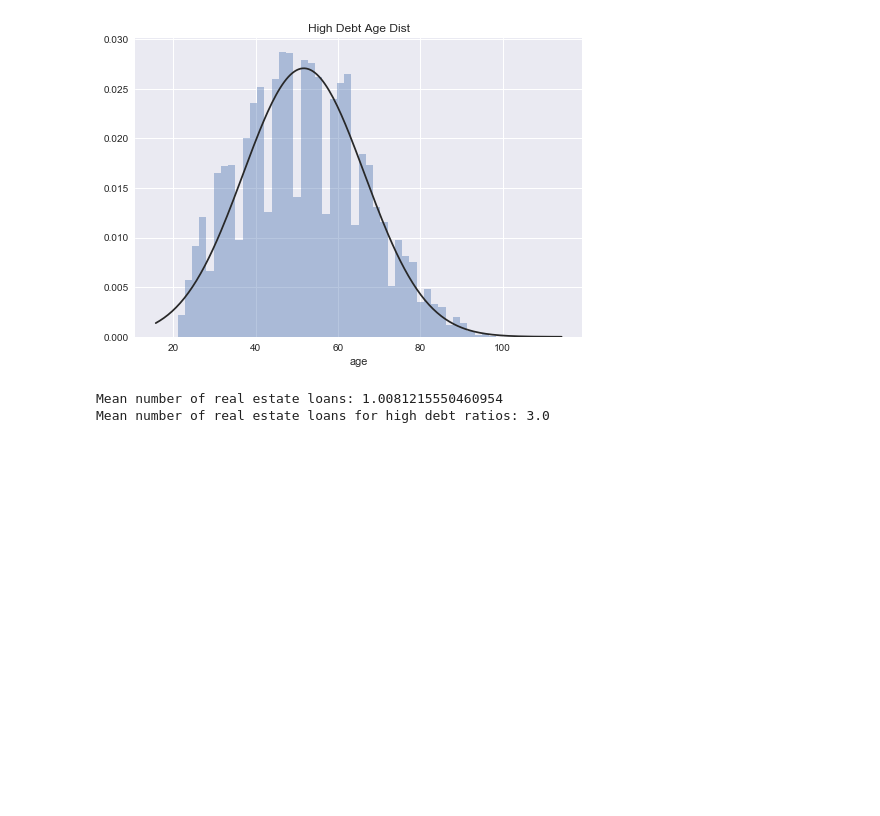
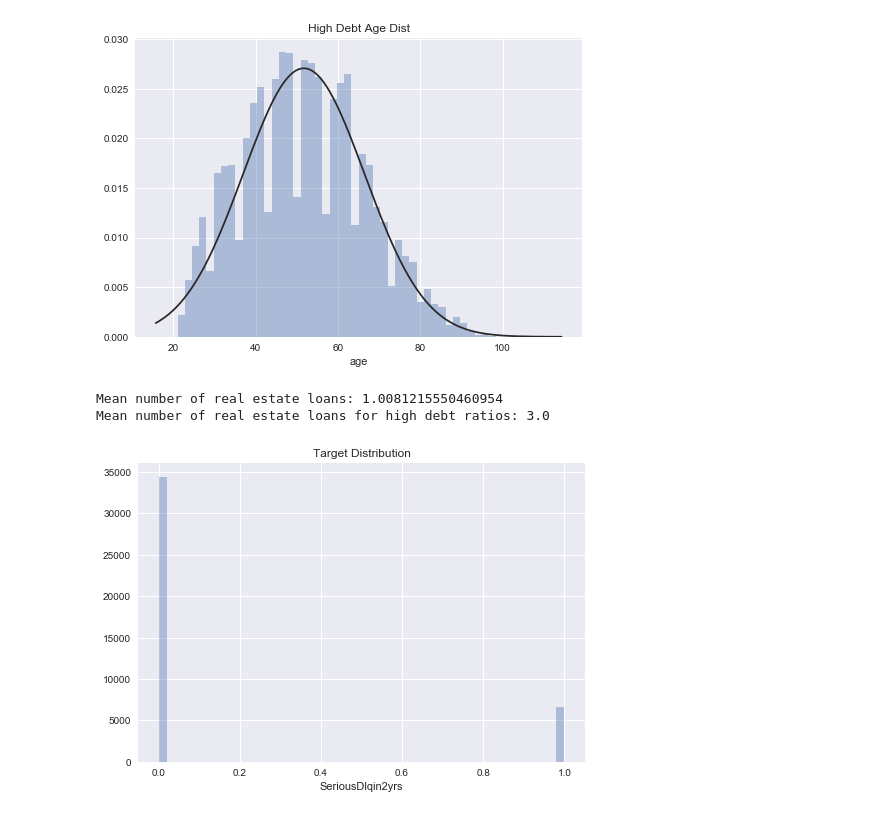
Before and after one commit to ratulesrar3/ml-pubpol, a Jupyter notebook: hw2/hw2.ipynb, the cells around one changed output. Cells and saved outputs as stored; diff of their text form; code cells hidden in the pictures; blank space fills up the shorter version.

```diff
--- a/hw2/hw2.ipynb
+++ b/hw2/hw2.ipynb
@@ -82,3 +88,7 @@ print('Mean number of real estate loans for high debt ratios:', hd_real_estate)
 # %% [output]
 Mean number of real estate loans: 1.0081215550460954
 Mean number of real estate loans for high debt ratios: 3.0
+# %%
+plot_dist(df, 'SeriousDlqin2yrs', 'Target Distribution', normal=False)
+# %% [output]
+[figure, added]
```
Also changed, not shown: parts of 25 cells of this notebook, 2 other files.
